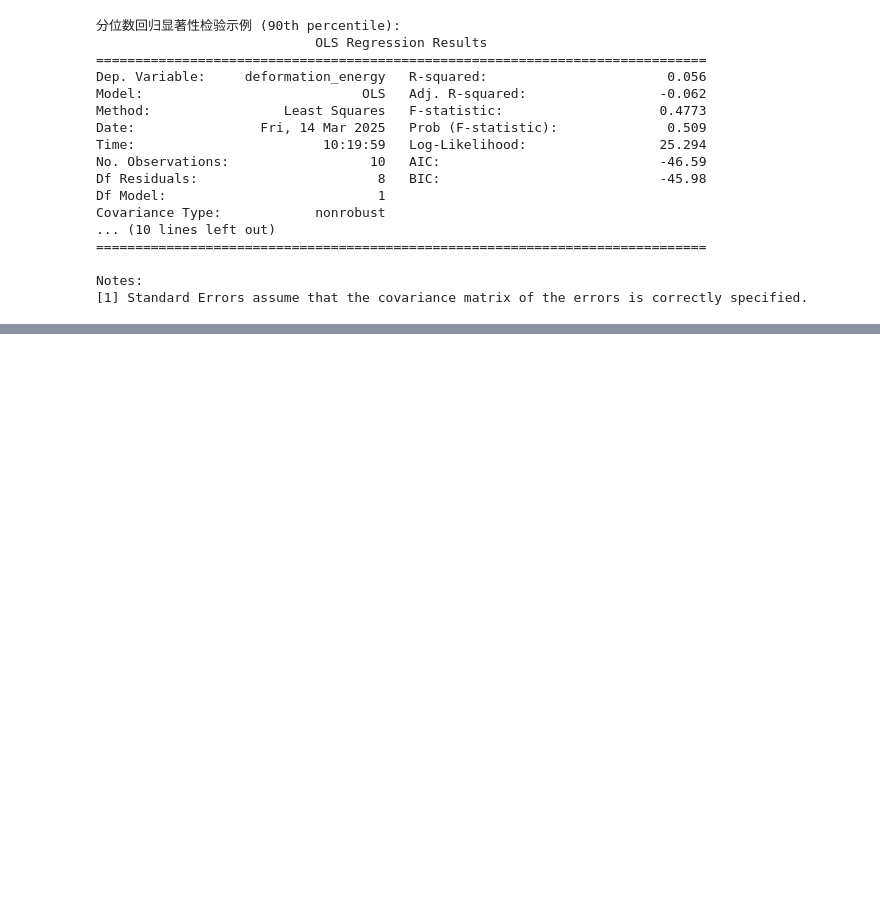
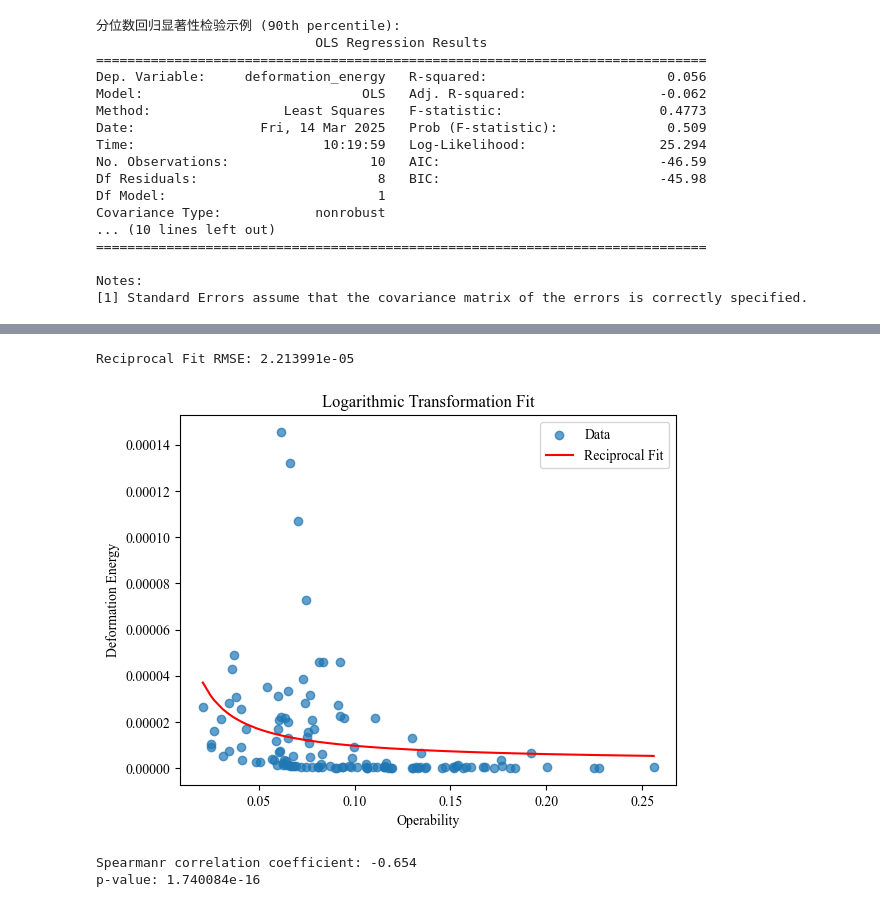
Before and after one commit to yang-si-hang/paper-2023, a Jupyter notebook: Test branch/SOFACode/DataAnalyse/20250310-Contact Optimal/DataAnalyse.ipynb, the cells around one changed output, grey strips where cells are left out. Saved outputs shown, nothing was run; the diff lists cells and outputs as text; code cells hidden in the pictures; blank space fills up the shorter version.

```diff
--- a/Test branch/SOFACode/DataAnalyse/20250310-Contact Optimal/DataAnalyse.ipynb
+++ b/Test branch/SOFACode/DataAnalyse/20250310-Contact Optimal/DataAnalyse.ipynb
@@ -270,0 +393,29 @@ Notes:
+# %%
+# --- Reciprocal Transformation ---
+# We assume operability values are non-zero.
+operability_reciprocal = 1.0 / df4["manipulability"]
+# Fit a linear model on the reciprocal-transformed operability vs. deformation energy.
+coeff_rec = np.polyfit(operability_reciprocal, df4["deformations"], 1)
+fitted_deformation_rec = np.polyval(coeff_rec, operability_reciprocal)
+# Calculate RMSE for the reciprocal model
+mse_rec = mean_squared_error(df4["deformations"], fitted_deformation_rec)
+rmse_rec = np.sqrt(mse_rec)
+print(f'Reciprocal Fit RMSE: {rmse_rec:e}')
+
+plt.scatter(df4["manipulability"], df4["deformations"], label='Data', alpha=0.7)
+plt.plot(df4["manipulability"], fitted_deformation_rec, color='red', label='Reciprocal Fit')
+plt.xlabel('Operability')
+plt.ylabel('Deformation Energy')
+plt.title('Logarithmic Transformation Fit')
+plt.legend()
+plt.show()
+
+# Compute Spearmanr correlation coefficient
+corr, p_val = spearmanr(df4["manipulability"], df4["deformations"])
+print(f'Spearmanr correlation coefficient: {corr:.3f}')
+print(f'p-value: {p_val:e}')
+# %% [output]
+Reciprocal Fit RMSE: 2.213991e-05
+[figure, added]
+Spearmanr correlation coefficient: -0.654
+p-value: 1.740084e-16
```
Also changed, not shown: parts of 8 cells of this notebook, 21 other files.
